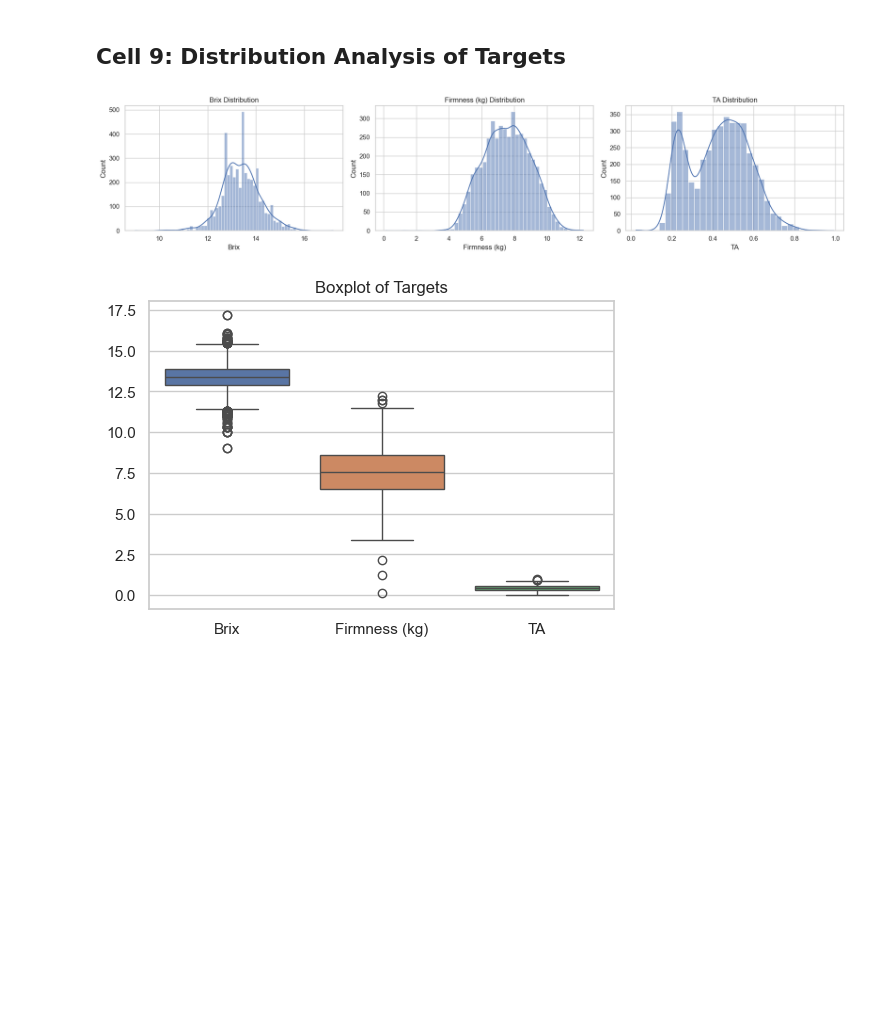
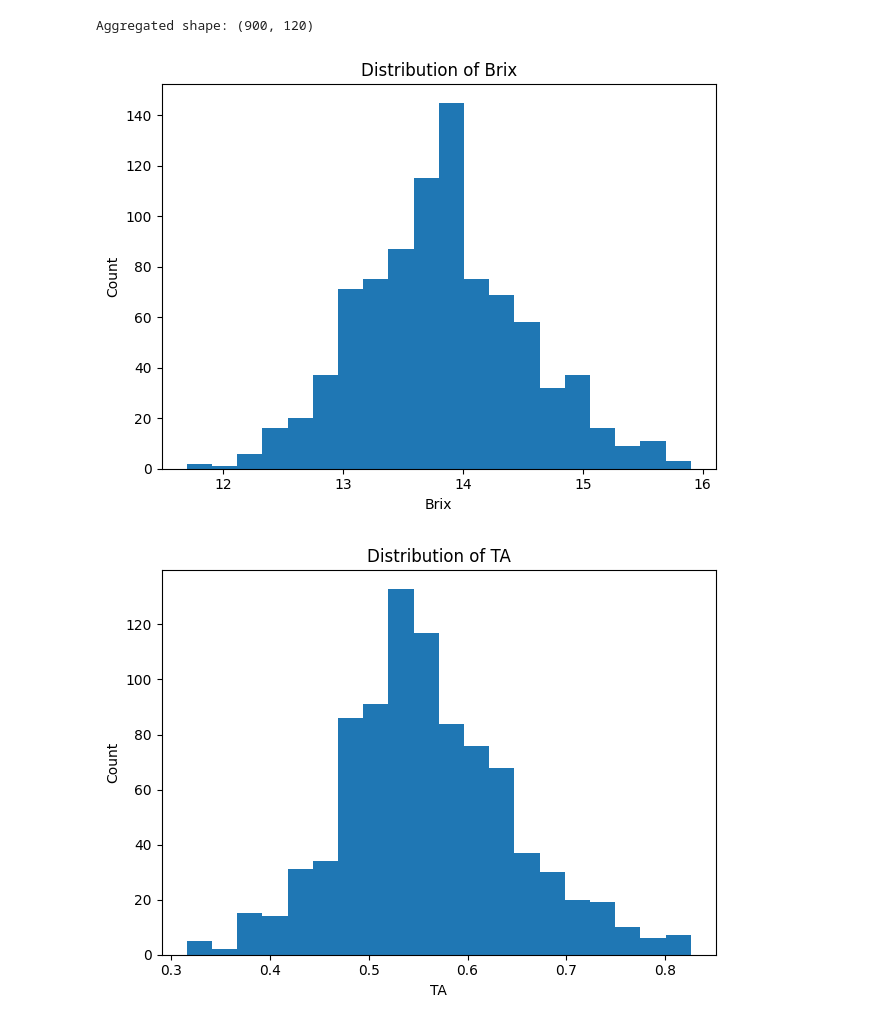
Before and after one commit to pv-98/vertigo, a Jupyter notebook: data/final_explore.ipynb, the cells around one changed output. Cells and saved outputs as stored; diff of their text form; code cells hidden in the pictures; blank space fills up the shorter version.

```diff
--- a/data/final_explore.ipynb
+++ b/data/final_explore.ipynb
@@ -186,19 +0,0 @@ plt.show()
-# %% [markdown]
-## Cell 9: Distribution Analysis of Targets
-# %%
-fig, axes = plt.subplots(1,3,figsize=(18,4))
-for i, tgt in enumerate(TARGETS):
-    sns.histplot(df_clean[tgt], kde=True, ax=axes[i])
-    axes[i].set_title(f"{tgt} Distribution")
-    axes[i].set_xlabel(tgt)
-plt.tight_layout()
-plt.show()
-
-# Boxplots to see outliers per target
-plt.figure(figsize=(6,4))
-sns.boxplot(data=df_clean[TARGETS])
-plt.title("Boxplot of Targets")
-plt.show()
-# %% [output]
-[figure, removed]
-[figure, removed]
@@ -204,0 +13,41 @@ plt.show()
+# %%
+# Aggregate duplicates by Experiment and Fruit nr (mean for spectra and targets)
+group_cols = ['Experiment', 'Fruit nr']
+spectral_cols = df.columns[:112]
+meta_cols = ['sensorT', 'Size', 'Weight', 'Brix', 'TA', 'Firmness (kg)']
+df_agg = df.groupby(group_cols).agg({**{col: 'mean' for col in spectral_cols},
+                                     **{col: 'first' for col in meta_cols}}).reset_index()
+print("Aggregated shape:", df_agg.shape)
+# %% [output]
+Aggregated shape: (900, 120)
+# %%
+
+# # Null Handling and Outlier Removal
+# Drop rows with nulls and remove outliers from each target using a Z-score threshold.
+
+
+# Drop nulls
+df_clean = df_agg.dropna().copy()
+
+# Remove outliers based on Z-score for targets
+for target in ['Brix', 'TA', 'Firmness (kg)']:
+    z_scores = np.abs(stats.zscore(df_clean[target]))
+    df_clean = df_clean[z_scores < 3]
+# %%
+
+# # Target Distribution
+# Plot histograms for each target to inspect their distributions.
+
+
+targets = ['Brix', 'TA', 'Firmness (kg)']
+for target in targets:
+    plt.figure()
+    plt.hist(df_clean[target], bins=20)
+    plt.title(f'Distribution of {target}')
+    plt.xlabel(target)
+    plt.ylabel('Count')
+    plt.tight_layout()
+    plt.show()
+# %% [output]
+[figure, added]
+[figure, added]
```
Also changed, not shown: parts of 24 cells of this notebook.
